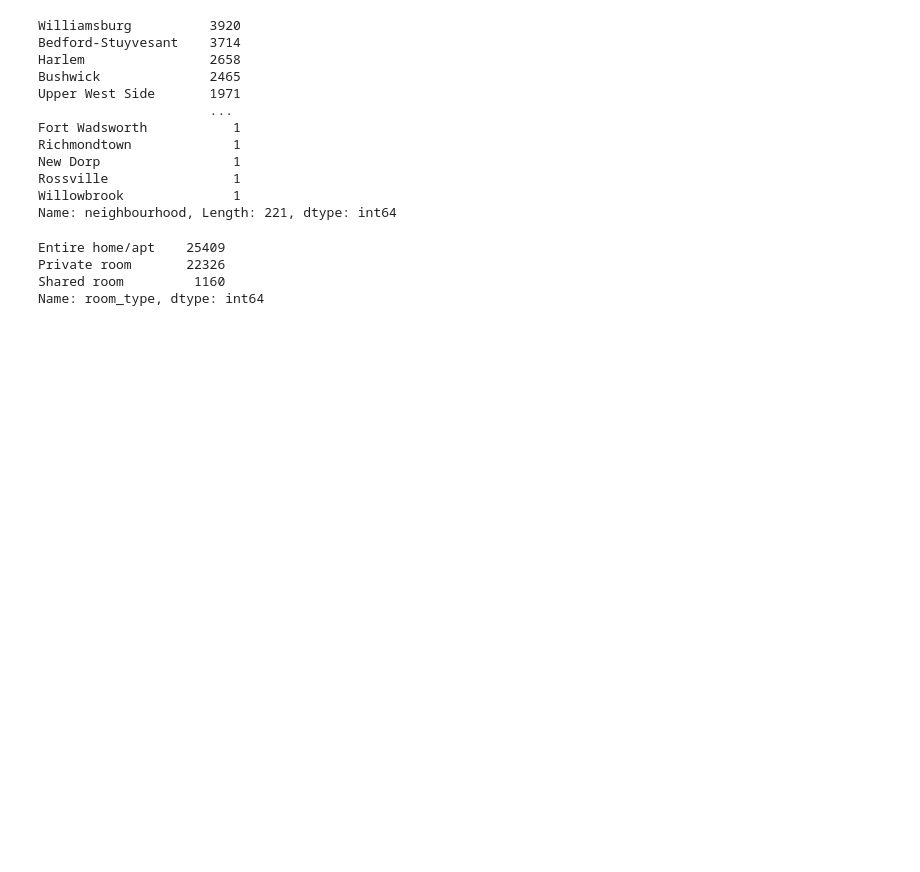
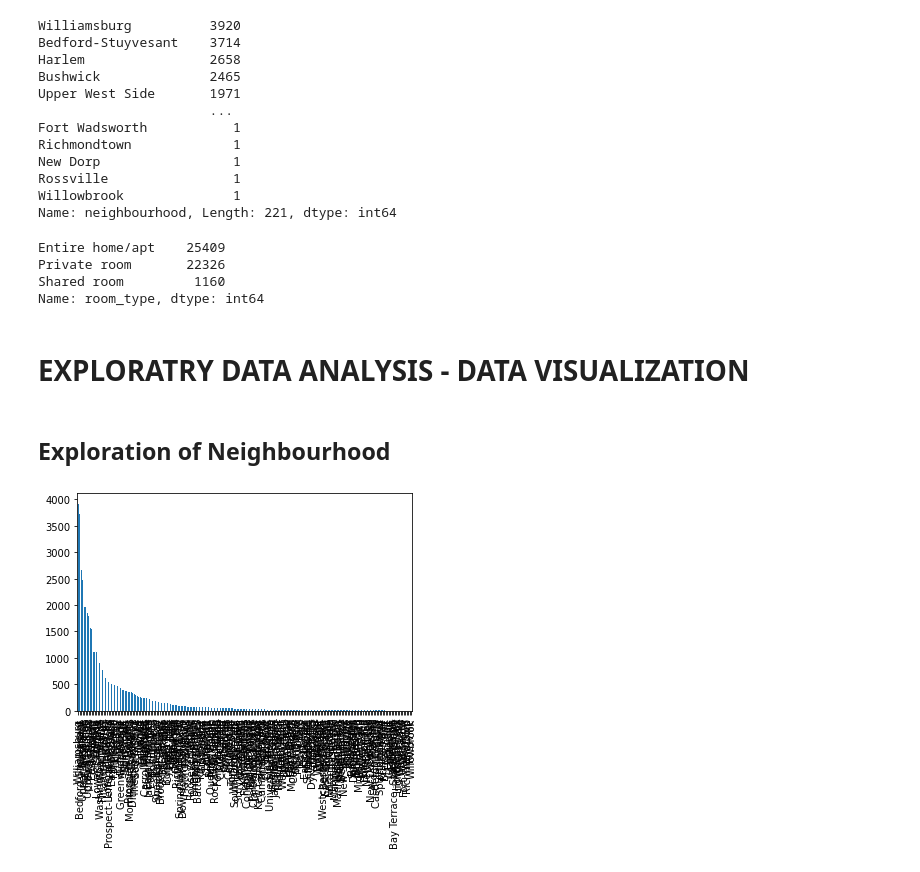
Before and after one commit to KaiwalyaZ/Airbnb-booking-analysis, a Jupyter notebook: Airbnb_Booking_Analysis_Kaiwalya.ipynb, the cells around one changed output. Cells and saved outputs as stored; diff of their text form; code cells hidden in the pictures; blank space fills up the shorter version.

```diff
--- a/Airbnb_Booking_Analysis_Kaiwalya.ipynb
+++ b/Airbnb_Booking_Analysis_Kaiwalya.ipynb
@@ -171,3 +171,12 @@ Entire home/apt    25409
 Private room       22326
 Shared room         1160
 Name: room_type, dtype: int64
+# %% [markdown]
+# **EXPLORATRY DATA ANALYSIS - DATA VISUALIZATION**
+# %% [markdown]
+## **Exploration of Neighbourhood**
+# %%
+neighbourhood_count=(ABA['neighbourhood'].value_counts().plot(kind='bar'))
+plt.show()
+# %% [output]
+[figure, added]
```
Also changed, not shown: parts of 8 cells of this notebook.
